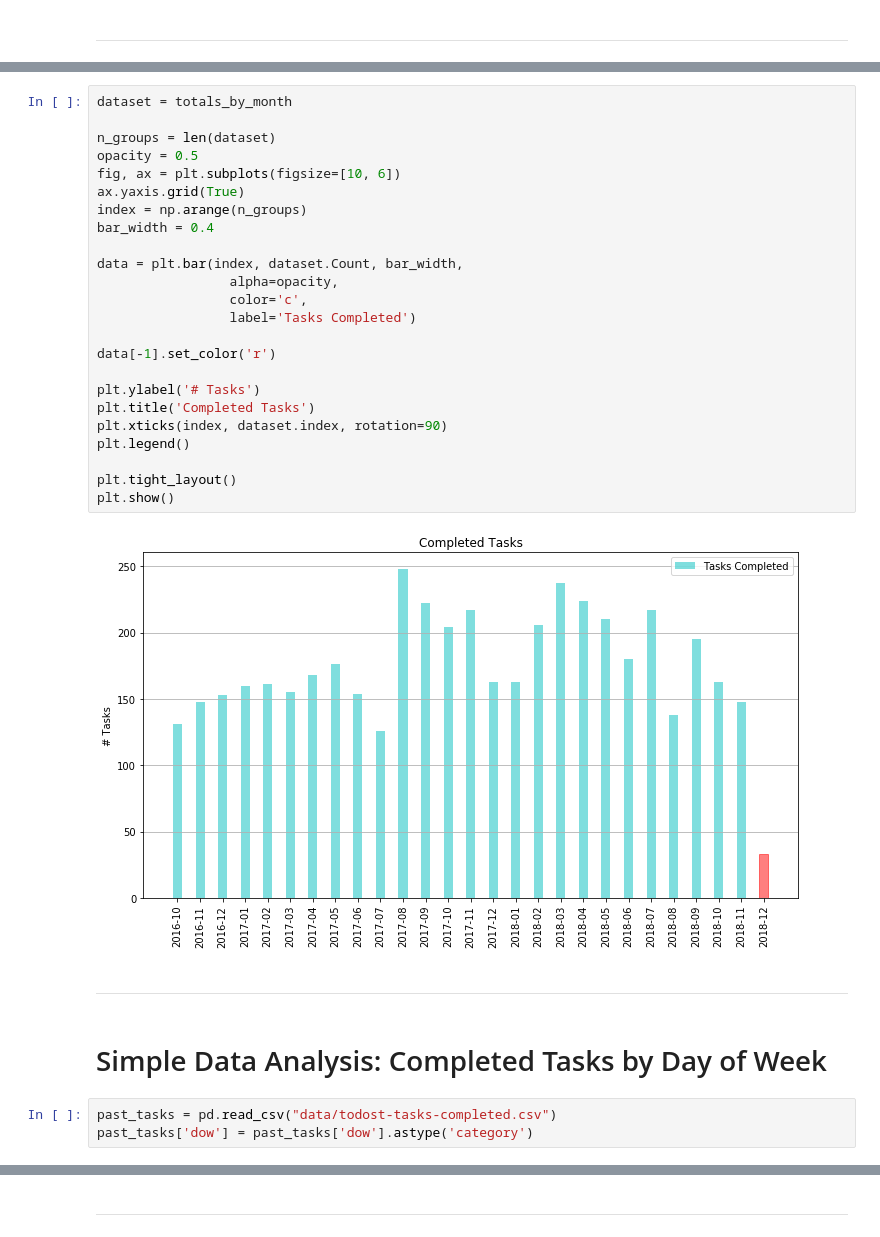
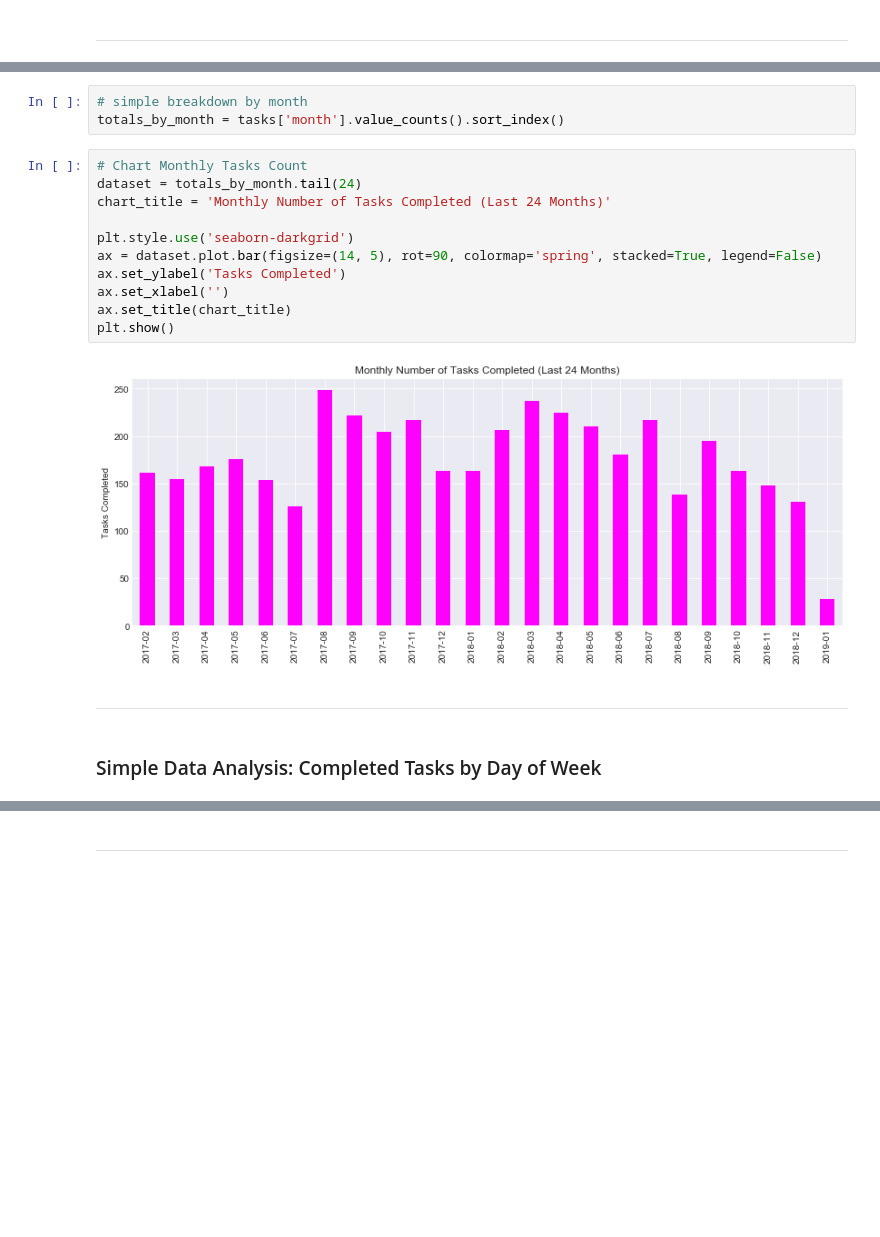
Before and after one commit to markwk/qs_ledger, a Jupyter notebook: todoist/todoist_data_analysis.ipynb, the cells around one changed output, grey strips where cells are left out. Saved outputs shown, nothing was run; the diff lists cells and outputs as text; blank space fills up the shorter version.

```diff
--- a/todoist/todoist_data_analysis.ipynb
+++ b/todoist/todoist_data_analysis.ipynb
@@ -53,33 +57,20 @@ Index(['2016-10', '2016-11', '2016-12', '2017-01', '2017-02', '2017-03',
-# %%
-dataset = totals_by_month
-
-n_groups = len(dataset)
-opacity = 0.5
-fig, ax = plt.subplots(figsize=[10, 6])
-ax.yaxis.grid(True)
-index = np.arange(n_groups)
-bar_width = 0.4
-
-data = plt.bar(index, dataset.Count, bar_width,
-                 alpha=opacity,
-                 color='c',
-                 label='Tasks Completed')
-
-data[-1].set_color('r')
-
-plt.ylabel('# Tasks')
-plt.title('Completed Tasks')
-plt.xticks(index, dataset.index, rotation=90)
-plt.legend()
-
-plt.tight_layout()
-plt.show()
-# %% [output]
-[figure, removed]
+# %%
+# simple breakdown by month
+totals_by_month = tasks['month'].value_counts().sort_index()
+# %%
+# Chart Monthly Tasks Count
+dataset = totals_by_month.tail(24)
+chart_title = 'Monthly Number of Tasks Completed (Last 24 Months)'
+
+plt.style.use('seaborn-darkgrid')
+ax = dataset.plot.bar(figsize=(14, 5), rot=90, colormap='spring', stacked=True, legend=False)
+ax.set_ylabel('Tasks Completed')
+ax.set_xlabel('')
+ax.set_title(chart_title)
+plt.show()
+# %% [output]
+[figure, added]
 # %% [markdown]
 ------
 # %% [markdown]
-# Simple Data Analysis: Completed Tasks by Day of Week
+### Simple Data Analysis: Completed Tasks by Day of Week
-# %%
-past_tasks = pd.read_csv("data/todost-tasks-completed.csv")
-past_tasks['dow'] = past_tasks['dow'].astype('category')
```
Also changed, not shown: parts of 59 cells of this notebook.
